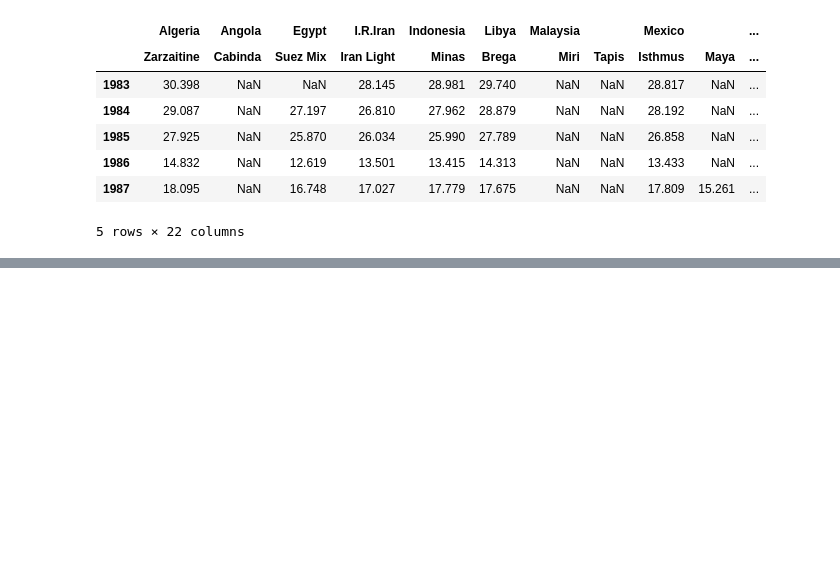
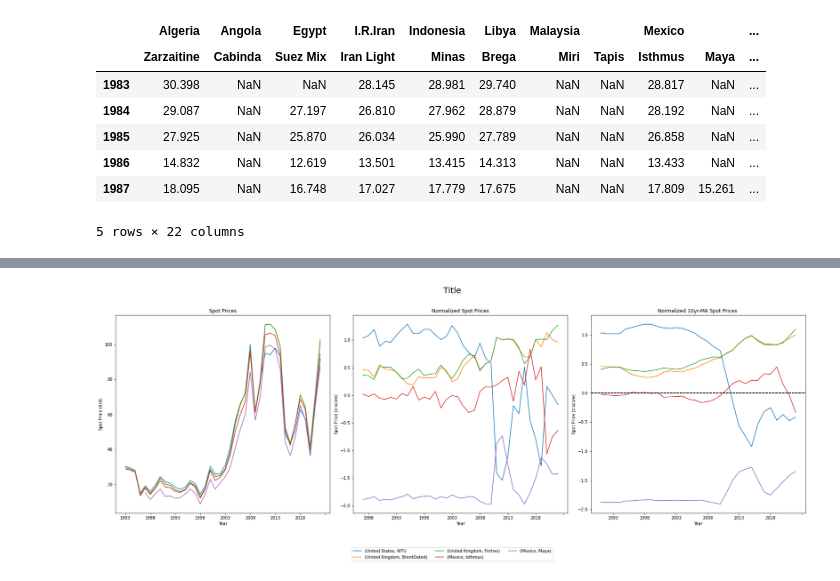
Before and after one commit to willcrodman/data_science_final_project, a Jupyter notebook: milestone_2.ipynb, the cells around one changed output, grey strips where cells are left out. Saved outputs shown, nothing was run; the diff lists cells and outputs as text; code cells hidden in the pictures; blank space fills up the shorter version.

```diff
--- a/milestone_2.ipynb
+++ b/milestone_2.ipynb
@@ -244,3 +274,8 @@ price_plot_function(opec_sample_countries, "Title")
+# %%
+opec_sample_countries = oecd_countries[oecd_countries.isin(unzipped_columns)]
+price_plot_function(oecd_sample_countries, "Title")
+# %% [output]
+[figure, added]
 # %%
 # converting python notebook to html
 !jupyter nbconvert --to html milestone_2.ipynb --output index
```
Also changed, not shown: parts of 7 cells of this notebook, 7 other files.
